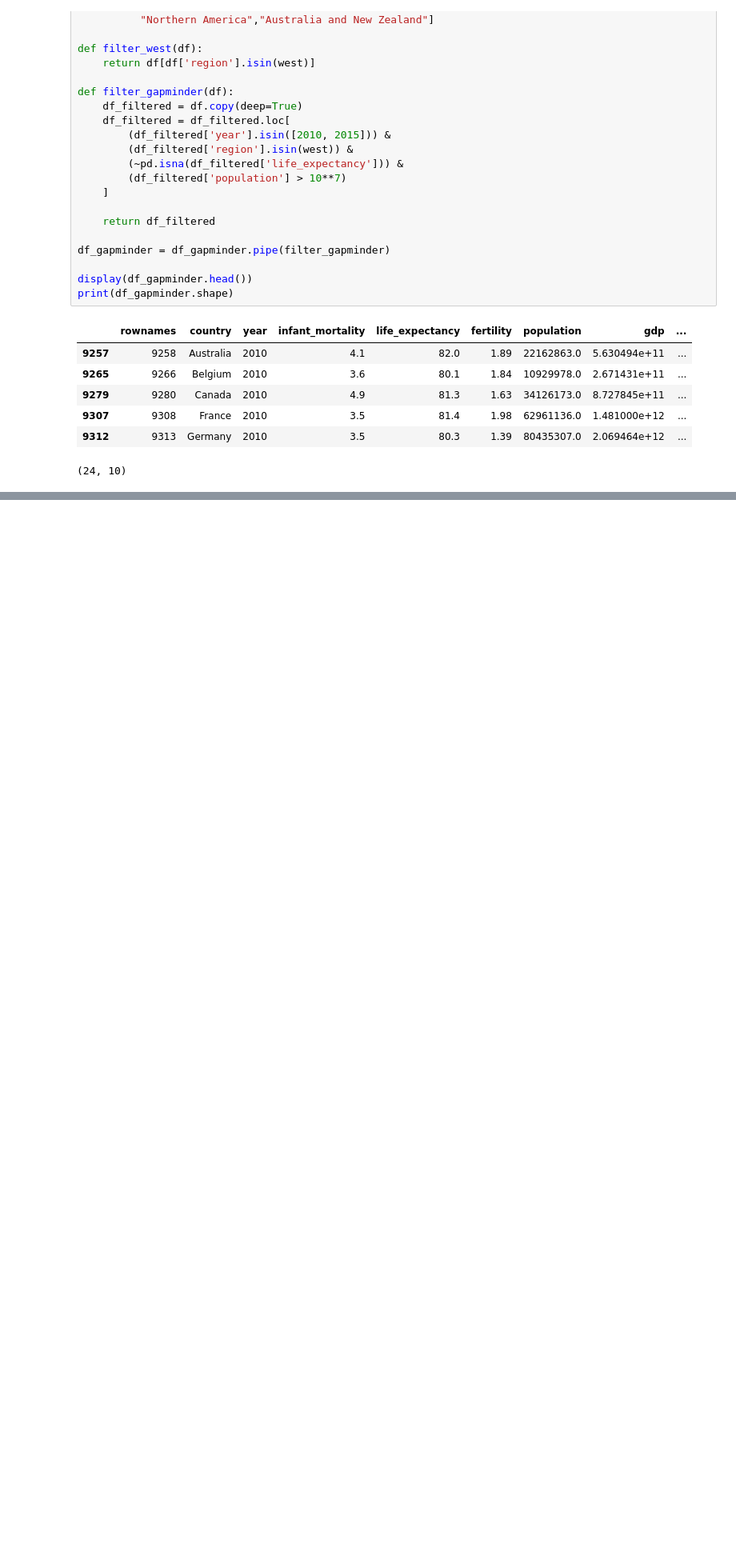
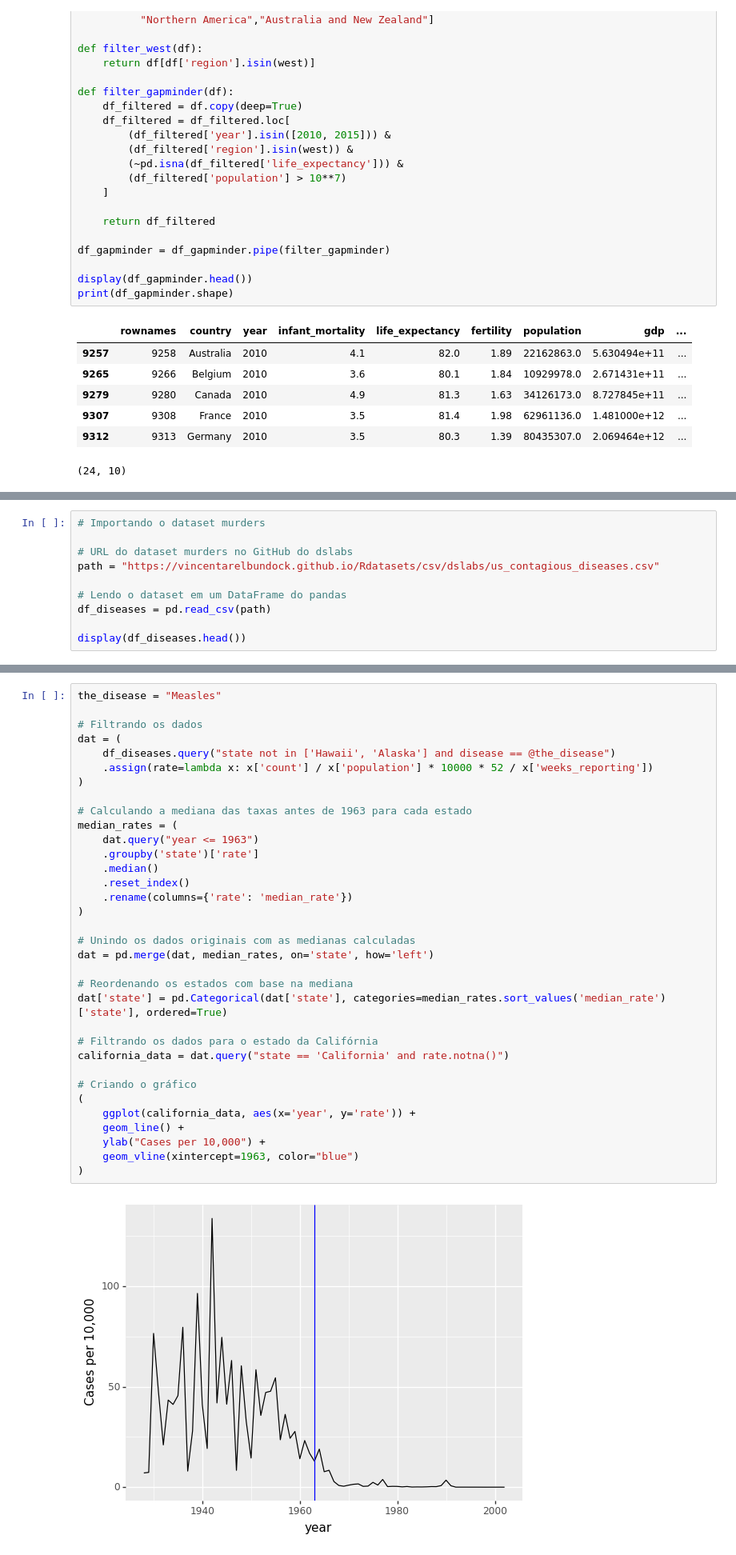
Before and after one commit to pdcos/analise_visual_ciencia_de_dados, a Jupyter notebook: participacao_3/solutions_3.ipynb, the cells around one changed output, grey strips where cells are left out. Shown at 80% size. Saved outputs shown, nothing was run; the diff lists cells and outputs as text; blank space fills up the shorter version.

```diff
--- a/participacao_3/solutions_3.ipynb
+++ b/participacao_3/solutions_3.ipynb
@@ -217,0 +236,10 @@ df_gapminder_enriched_ba['difference'] = df_gapminder_enriched_ba['life_expectan
+# %%
+# Importando o dataset murders
+
+# URL do dataset murders no GitHub do dslabs
+path = "https://vincentarelbundock.github.io/Rdatasets/csv/dslabs/us_contagious_diseases.csv"
+
+# Lendo o dataset em um DataFrame do pandas
+df_diseases = pd.read_csv(path)
+
+display(df_diseases.head())
@@ -217,0 +253,36 @@ df_gapminder_enriched_ba['difference'] = df_gapminder_enriched_ba['life_expectan
+# %%
+the_disease = "Measles"
+
+# Filtrando os dados
+dat = (
+    df_diseases.query("state not in ['Hawaii', 'Alaska'] and disease == @the_disease")
+    .assign(rate=lambda x: x['count'] / x['population'] * 10000 * 52 / x['weeks_reporting'])
+)
+
+# Calculando a mediana das taxas antes de 1963 para cada estado
+median_rates = (
+    dat.query("year <= 1963")
+    .groupby('state')['rate']
+    .median()
+    .reset_index()
+    .rename(columns={'rate': 'median_rate'})
+)
+
+# Unindo os dados originais com as medianas calculadas
+dat = pd.merge(dat, median_rates, on='state', how='left')
+
+# Reordenando os estados com base na mediana
+dat['state'] = pd.Categorical(dat['state'], categories=median_rates.sort_values('median_rate')['state'], ordered=True)
+
+# Filtrando os dados para o estado da Califórnia
+california_data = dat.query("state == 'California' and rate.notna()")
+
+# Criando o gráfico
+(
+    ggplot(california_data, aes(x='year', y='rate')) +
+    geom_line() +
+    ylab("Cases per 10,000") +
+    geom_vline(xintercept=1963, color="blue")
+)
+# %% [output]
+[figure, added]
```
Also changed, not shown: parts of 14 cells of this notebook.
